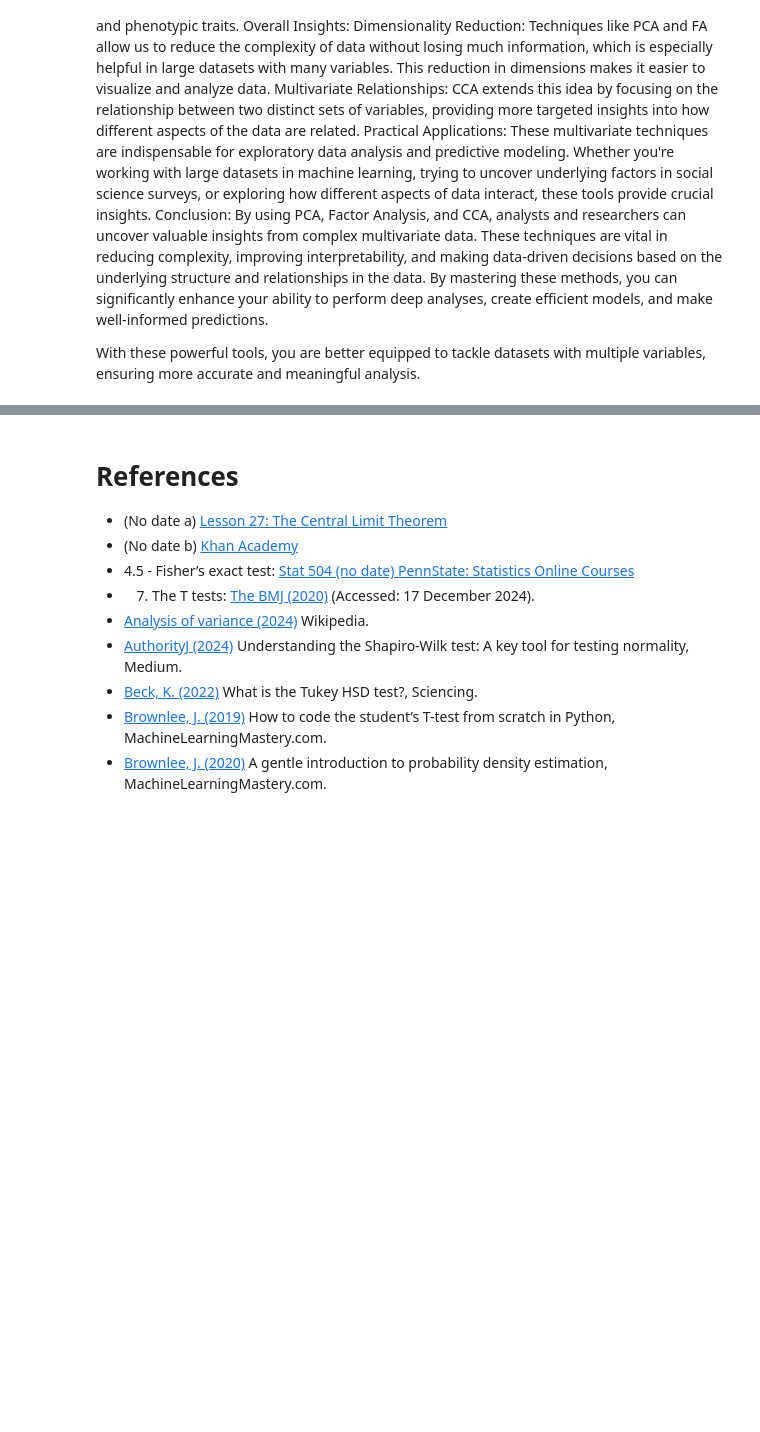
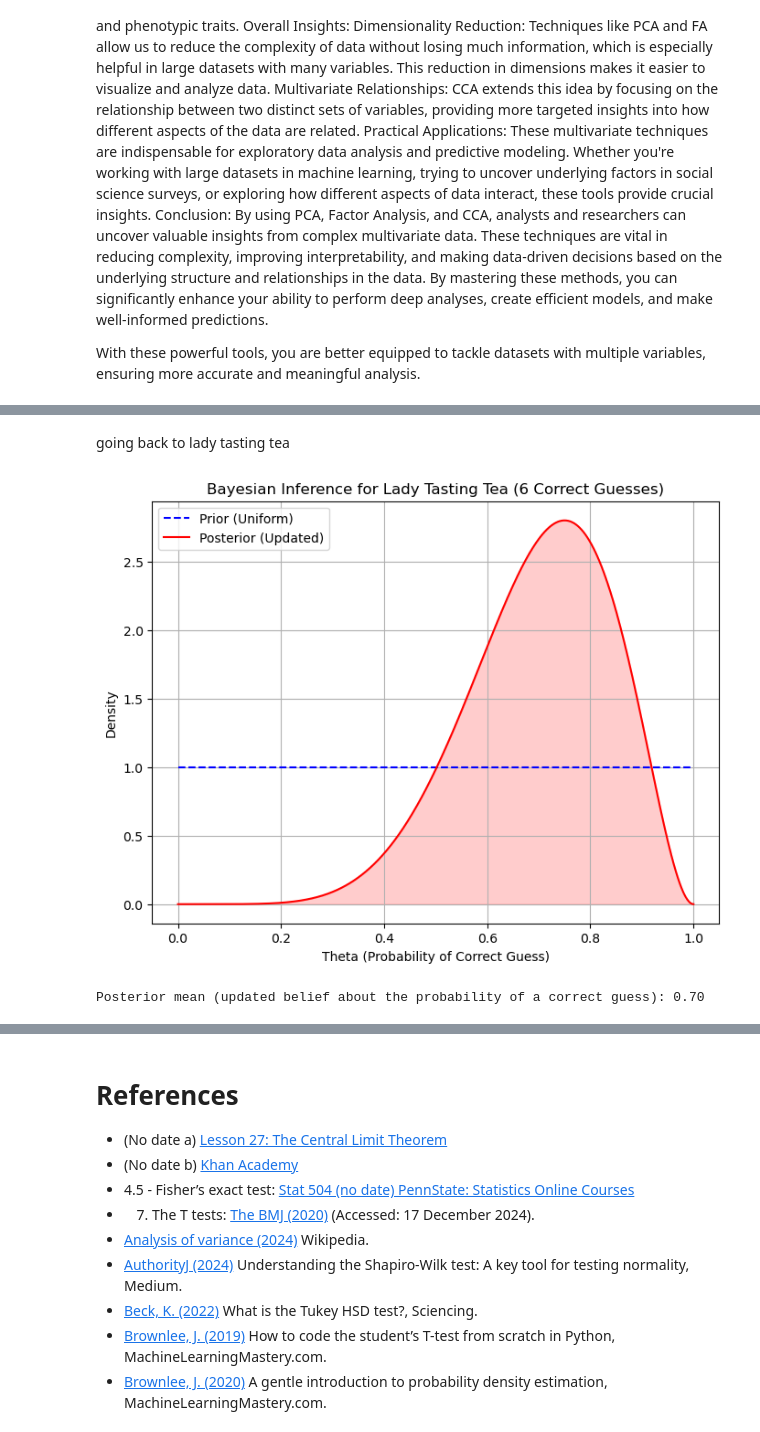
Before and after one commit to keithmmc/appliedstats, a Jupyter notebook: tasks.ipynb, the cells around one changed output, grey strips where cells are left out. Cells and saved outputs as stored; diff of their text form; code cells hidden in the pictures; blank space fills up the shorter version.

```diff
--- a/tasks.ipynb
+++ b/tasks.ipynb
@@ -1629,0 +1690,39 @@ With these powerful tools, you are better equipped to tackle datasets with multi
+# %% [markdown]
+going back to lady tasting tea
+# %%
+correct_guesses = 6
+total_cups = 8
+# %%
+prior_alpha =1
+prior_beta = 1
+# %%
+# Posterior: Beta distribution with updated alpha and beta parameters
+posterior_alpha = prior_alpha + correct_guesses
+posterior_beta = prior_beta + (total_cups - correct_guesses)
+# %%
+# Create a range of possible values for theta (probability of correct guesses)
+theta_values = np.linspace(0, 1, 1000)
+
+# Compute the prior and posterior distributions
+prior = beta.pdf(theta_values, prior_alpha, prior_beta)
+posterior = beta.pdf(theta_values, posterior_alpha, posterior_beta)
+# %%
+# Plotting the prior and posterior distributions
+plt.figure(figsize=(8, 6))
+plt.plot(theta_values, prior, label="Prior (Uniform)", color='blue', linestyle='--')
+plt.plot(theta_values, posterior, label="Posterior (Updated)", color='red')
+plt.fill_between(theta_values, posterior, color='red', alpha=0.2)
+plt.title('Bayesian Inference for Lady Tasting Tea (6 Correct Guesses)')
+plt.xlabel('Theta (Probability of Correct Guess)')
+plt.ylabel('Density')
+plt.legend()
+plt.grid(True)
+plt.show()
+# %% [output]
+[figure, added]
+# %%
+# Print the updated belief (posterior mean)
+posterior_mean = posterior_alpha / (posterior_alpha + posterior_beta)
+print(f"Posterior mean (updated belief about the probability of a correct guess): {posterior_mean:.2f}")
+# %% [output]
+Posterior mean (updated belief about the probability of a correct guess): 0.70
```
Also changed, not shown: parts of 32 cells of this notebook.
